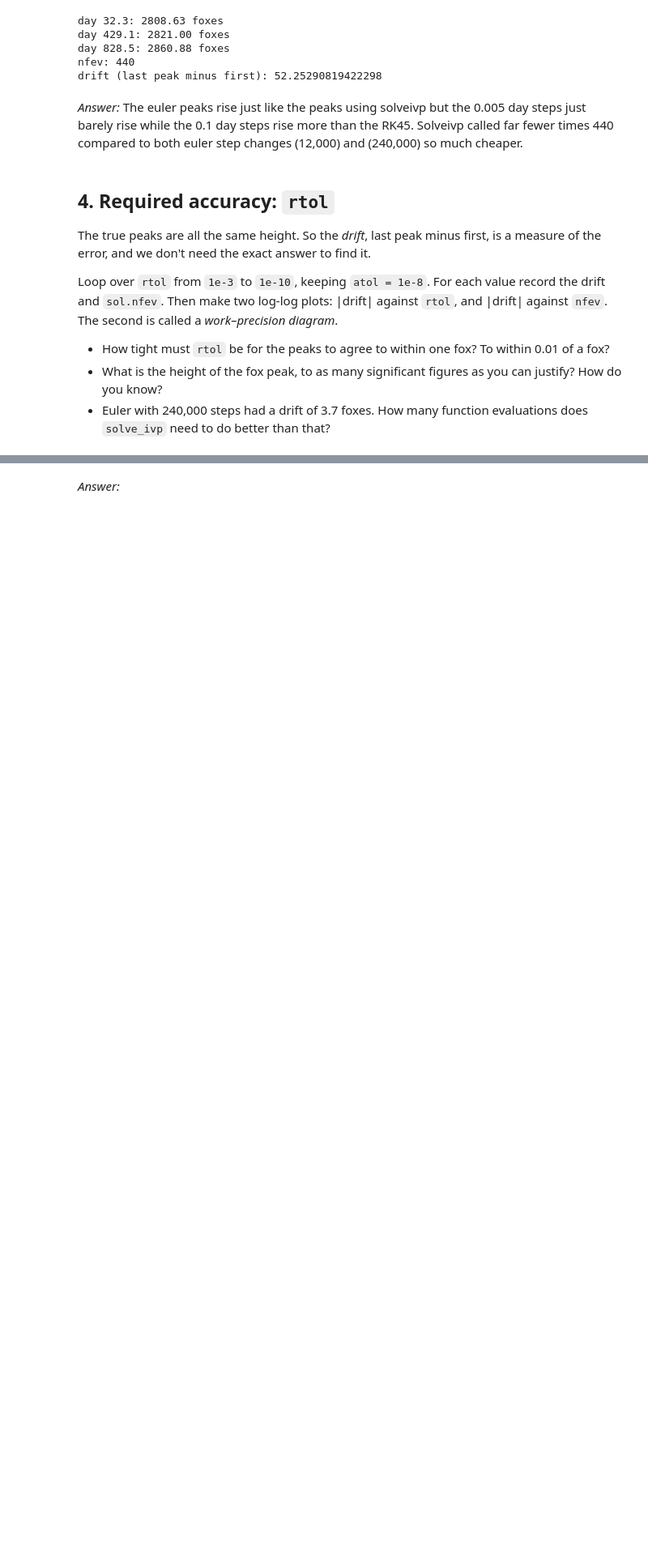
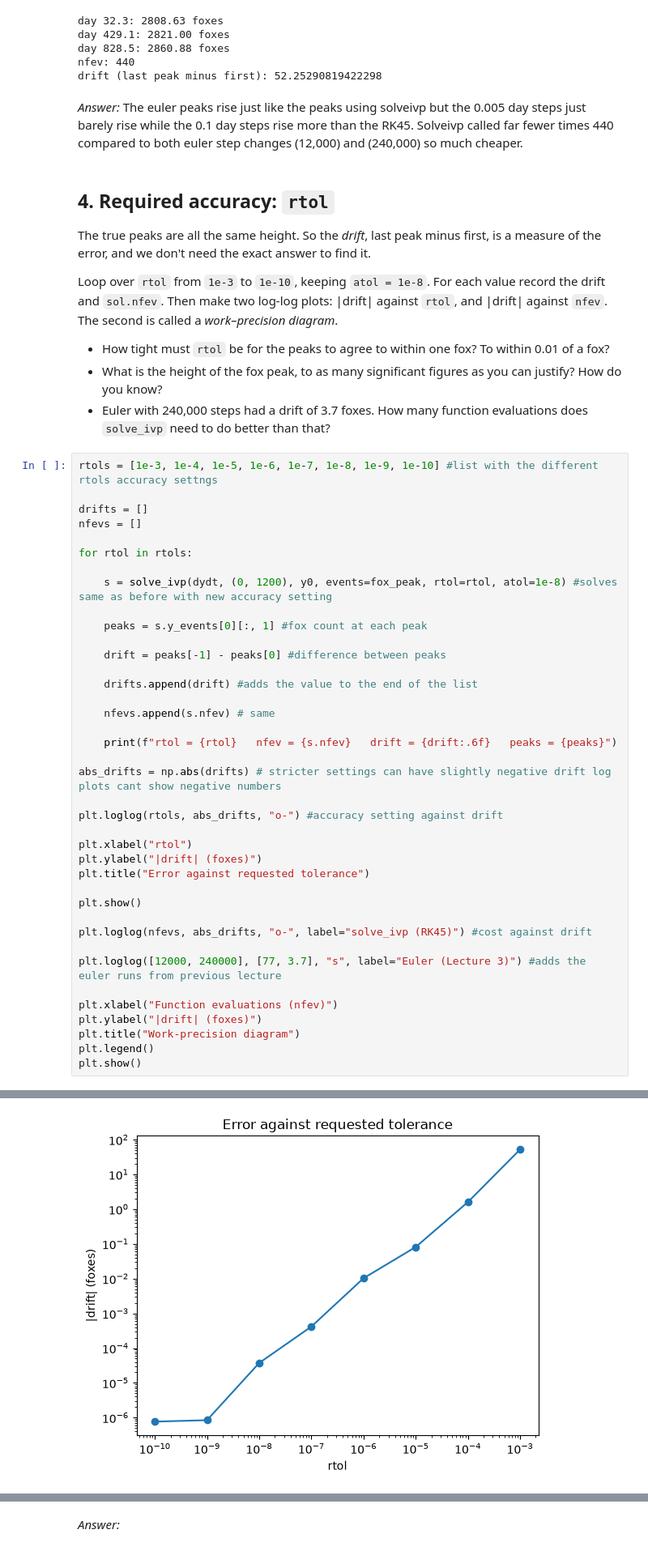
Before and after one commit to KamalKamal-code/differential-equations, a Jupyter notebook: rabbits-and-foxes.ipynb, the cells around one changed output, grey strips where cells are left out. Shown at 81% size. Cells and saved outputs as stored; diff of their text form; blank space fills up the shorter version.

Commit message:
Task 4: rtol sweep, drift and work-precision plots

```diff
--- a/rabbits-and-foxes.ipynb
+++ b/rabbits-and-foxes.ipynb
@@ -216,3 +216,43 @@ diagram*.
   justify? How do you know?
 - Euler with 240,000 steps had a drift of 3.7 foxes. How many function evaluations
   does `solve_ivp` need to do better than that?
+# %%
+rtols = [1e-3, 1e-4, 1e-5, 1e-6, 1e-7, 1e-8, 1e-9, 1e-10] #list with the different rtols accuracy settngs
+
+drifts = []
+nfevs = []
+
+for rtol in rtols:
+
+    s = solve_ivp(dydt, (0, 1200), y0, events=fox_peak, rtol=rtol, atol=1e-8) #solves same as before with new accuracy setting
+
+    peaks = s.y_events[0][:, 1] #fox count at each peak
+
+    drift = peaks[-1] - peaks[0] #difference between peaks
+
+    drifts.append(drift) #adds the value to the end of the list
+
+    nfevs.append(s.nfev) # same
+
+    print(f"rtol = {rtol}   nfev = {s.nfev}   drift = {drift:.6f}   peaks = {peaks}")
+
+abs_drifts = np.abs(drifts) # stricter settings can have slightly negative drift log plots cant show negative numbers
+
+plt.loglog(rtols, abs_drifts, "o-") #accuracy setting against drift
+
+plt.xlabel("rtol")
+plt.ylabel("|drift| (foxes)")
+plt.title("Error against requested tolerance")
+
+plt.show()
+
+plt.loglog(nfevs, abs_drifts, "o-", label="solve_ivp (RK45)") #cost against drift
+
+plt.loglog([12000, 240000], [77, 3.7], "s", label="Euler (Lecture 3)") #adds the euler runs from previous lecture
+
+plt.xlabel("Function evaluations (nfev)")
+plt.ylabel("|drift| (foxes)")
+plt.title("Work-precision diagram")
+plt.legend()
+plt.show()
+# %% [output]
@@ -218,0 +267 @@ diagram*.
+[figure, added]
```
Also changed, not shown: parts of 2 cells of this notebook.
